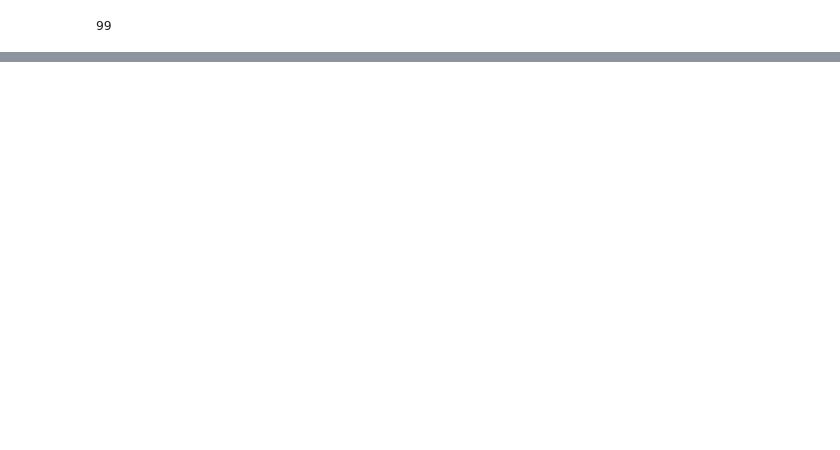
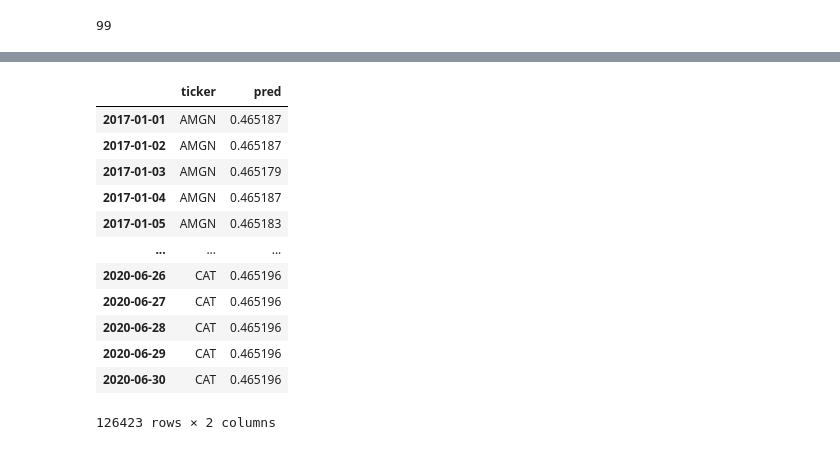
Before and after one commit to henry32144/intelligent-asset-allocation, a Jupyter notebook: model/Inference.ipynb, the cells around one changed output, grey strips where cells are left out. Cells and saved outputs as stored; diff of their text form; code cells hidden in the pictures; blank space fills up the shorter version.

```diff
--- a/model/Inference.ipynb
+++ b/model/Inference.ipynb
@@ -81,4 +47,6 @@ ReutersClassifier(
 # %%
-valid_data = joblib.load("../data/valid_top10_v2.bin")
-valid_data.index.min(), valid_data.index.max()
+test_data = joblib.load("../data/test_top10_v2.bin")
+print(test_data.index.min(), test_data.index.max())
+print(Counter(test_data.label))
+test_data.head()
 # %% [output]
@@ -190,0 +142,16 @@ df_total
+# %%
+joblib.load("../data/ticker_prediction.npy")
+# %% [output]
+|  | ticker | pred |
+| 2017-01-01 | AMGN | 0.465187 |
+| 2017-01-02 | AMGN | 0.465187 |
+| 2017-01-03 | AMGN | 0.465179 |
+| 2017-01-04 | AMGN | 0.465187 |
+| 2017-01-05 | AMGN | 0.465183 |
+| ... | ... | ... |
+| 2020-06-26 | CAT | 0.465196 |
+| 2020-06-27 | CAT | 0.465196 |
+| 2020-06-28 | CAT | 0.465196 |
+| 2020-06-29 | CAT | 0.465196 |
+| 2020-06-30 | CAT | 0.465196 |
+126423 rows × 2 columns
```
Also changed, not shown: parts of 8 cells of this notebook, 5 other files.
